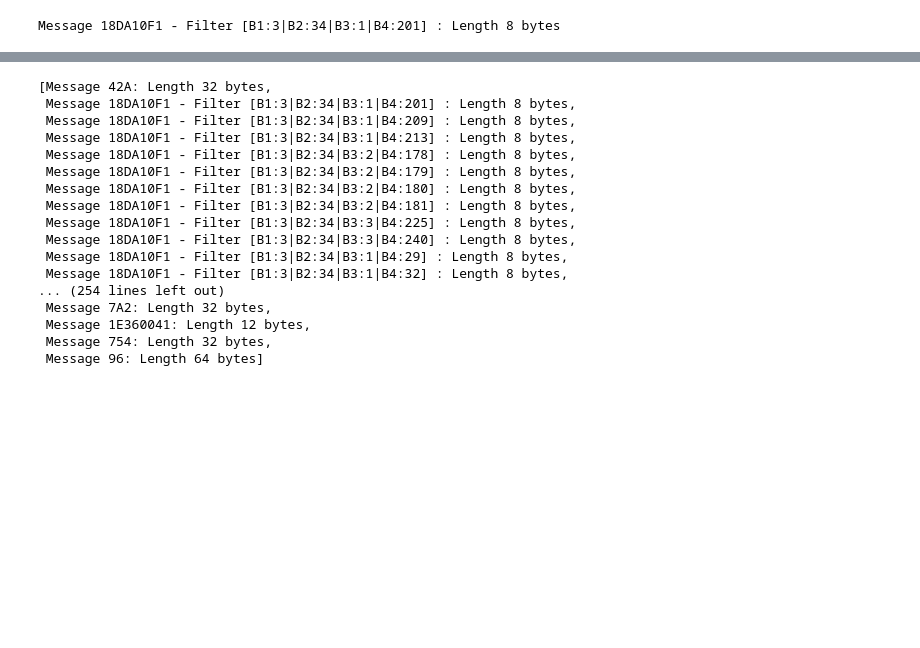
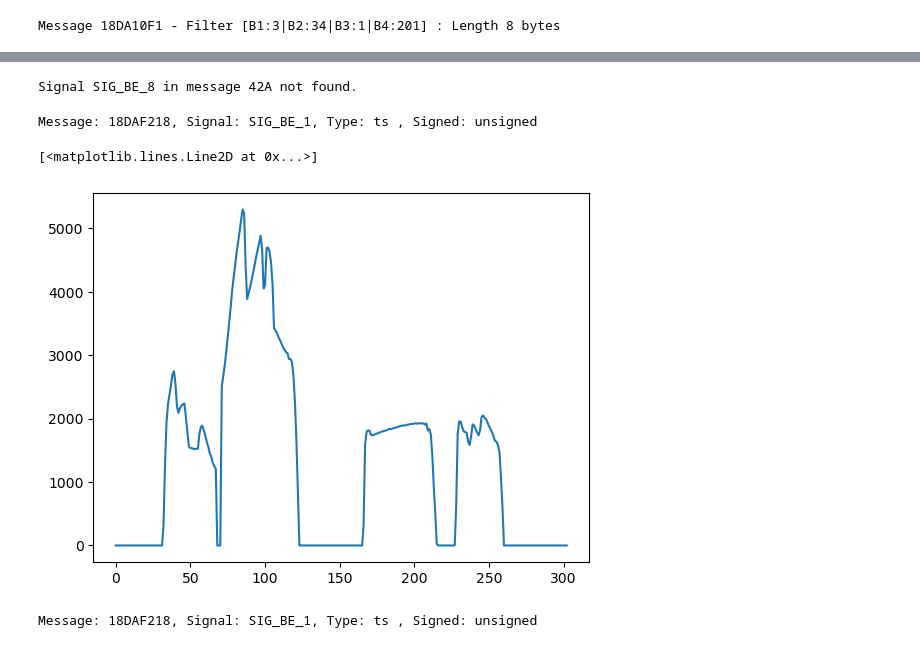
Before and after one commit to itimermans/can-decoder, a Jupyter notebook: jeep.ipynb, the cells around one changed output, grey strips where cells are left out. Saved outputs shown, nothing was run; the diff lists cells and outputs as text; code cells hidden in the pictures; blank space fills up the shorter version.

Commit message:
Starting signal match code. plot/ts_data doesn't work fine with all signals

```diff
--- a/jeep.ipynb
+++ b/jeep.ipynb
@@ -64 +105,19 @@ decoder.plot_message_from_id('18DAF218',[0x0,19,98,80,58])
+# %%
+decoder.plot_signal_from_id('42A', signal_id='SIG_BE_8')
+# %% [output]
+Signal SIG_BE_8 in message 42A not found.
+# %%
+s1 = decoder.get_signal('10F',signal_id='SIG_BE_51')
+s2 = decoder.get_signal('18DAF218',[0,12,98,5,31], 'SIG_BE_1')
+# %%
+s2
+# %% [output]
+Message: 18DAF218, Signal: SIG_BE_1, Type: ts , Signed: unsigned
+# %%
+import matplotlib.pyplot as plt
+
+plt.plot(s2.ts_data_raw)
+# %% [output]
+[<matplotlib.lines.Line2D at 0x...>]
+[figure, added]
 # %%
@@ -66,20 +125,4 @@ decoder.plot_message_from_id('116')
 # %%
-decoder.msgs
+f = decoder.plot_signal_from_id('18DAF218',[0,12,98,5,31], 'SIG_BE_1', return_fig=True)
+f['data'][0]['mode'] = 'lines+markers'
+f.show()
-# %% [output]
-[Message 42A: Length 32 bytes,
- Message 18DA10F1 - Filter [B1:3|B2:34|B3:1|B4:201] : Length 8 bytes,
- Message 18DA10F1 - Filter [B1:3|B2:34|B3:1|B4:209] : Length 8 bytes,
- Message 18DA10F1 - Filter [B1:3|B2:34|B3:1|B4:213] : Length 8 bytes,
- Message 18DA10F1 - Filter [B1:3|B2:34|B3:2|B4:178] : Length 8 bytes,
- Message 18DA10F1 - Filter [B1:3|B2:34|B3:2|B4:179] : Length 8 bytes,
- Message 18DA10F1 - Filter [B1:3|B2:34|B3:2|B4:180] : Length 8 bytes,
- Message 18DA10F1 - Filter [B1:3|B2:34|B3:2|B4:181] : Length 8 bytes,
- Message 18DA10F1 - Filter [B1:3|B2:34|B3:3|B4:225] : Length 8 bytes,
- Message 18DA10F1 - Filter [B1:3|B2:34|B3:3|B4:240] : Length 8 bytes,
- Message 18DA10F1 - Filter [B1:3|B2:34|B3:1|B4:29] : Length 8 bytes,
- Message 18DA10F1 - Filter [B1:3|B2:34|B3:1|B4:32] : Length 8 bytes,
-... (254 lines left out)
- Message 7A2: Length 32 bytes,
- Message 1E360041: Length 12 bytes,
- Message 754: Length 32 bytes,
- Message 96: Length 64 bytes]
@@ -85,0 +135,4 @@ decoder.msgs
+# %%
+decoder.get_signal('18DAF218',[0,12,98,5,31], 'SIG_BE_1')
+# %% [output]
+Message: 18DAF218, Signal: SIG_BE_1, Type: ts , Signed: unsigned
```
Also changed, not shown: parts of 11 cells of this notebook, 3 other files.
